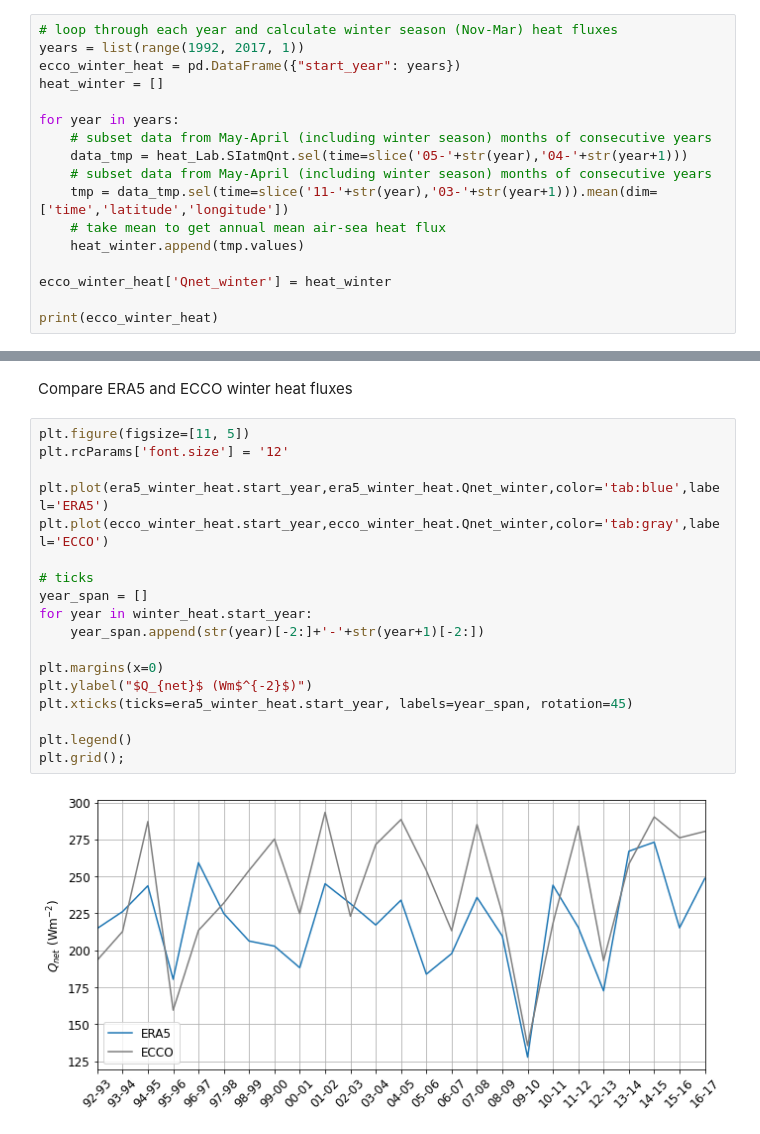
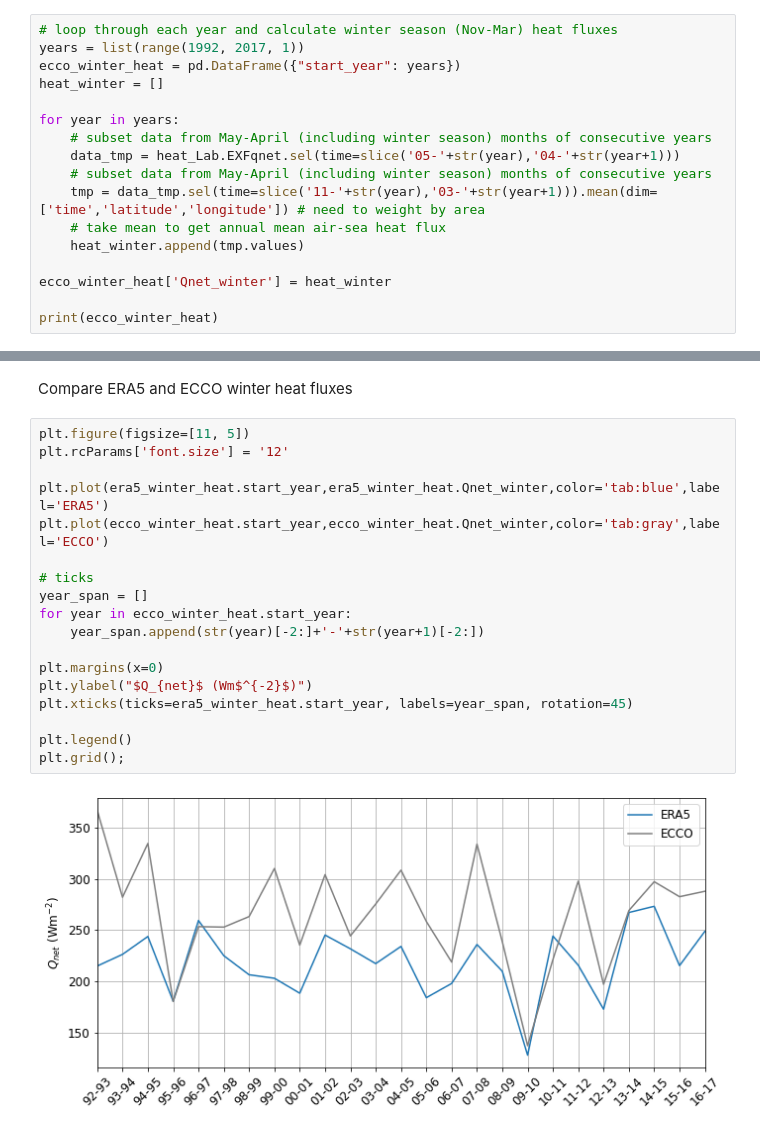
Before and after one commit to mjzahn/ecco, a Jupyter notebook: ecco_vs_era5_heatflux.ipynb, the cells around one changed output, grey strips where cells are left out. Drawn from its saved outputs; the diff is of its cells as text.

```diff
--- a/ecco_vs_era5_heatflux.ipynb
+++ b/ecco_vs_era5_heatflux.ipynb
@@ -53,9 +53,9 @@ heat_winter = []
 
 for year in years:
     # subset data from May-April (including winter season) months of consecutive years
-    data_tmp = heat_Lab.SIatmQnt.sel(time=slice('05-'+str(year),'04-'+str(year+1)))
+    data_tmp = heat_Lab.EXFqnet.sel(time=slice('05-'+str(year),'04-'+str(year+1)))
     # subset data from May-April (including winter season) months of consecutive years
-    tmp = data_tmp.sel(time=slice('11-'+str(year),'03-'+str(year+1))).mean(dim=['time','latitude','longitude'])
+    tmp = data_tmp.sel(time=slice('11-'+str(year),'03-'+str(year+1))).mean(dim=['time','latitude','longitude']) # need to weight by area
     # take mean to get annual mean air-sea heat flux
     heat_winter.append(tmp.values)
 
@@ -139,20 +139,20 @@ Compare ERA5 and ECCO winter heat fluxes
 # %%
 plt.figure(figsize=[11, 5])
 plt.rcParams['font.size'] = '12'
 
 plt.plot(era5_winter_heat.start_year,era5_winter_heat.Qnet_winter,color='tab:blue',label='ERA5')
 plt.plot(ecco_winter_heat.start_year,ecco_winter_heat.Qnet_winter,color='tab:gray',label='ECCO')
 
 # ticks
 year_span = []
-for year in winter_heat.start_year:
+for year in ecco_winter_heat.start_year:
     year_span.append(str(year)[-2:]+'-'+str(year+1)[-2:])
 
 plt.margins(x=0)
 plt.ylabel("$Q_{net}$ (Wm$^{-2}$)")
 plt.xticks(ticks=era5_winter_heat.start_year, labels=year_span, rotation=45)
 
 plt.legend()
 plt.grid();
 # %% [output]
-[figure, old version]
+[figure, new version]
```
Also changed, not shown: parts of 2 cells of this notebook, 1 other file.
